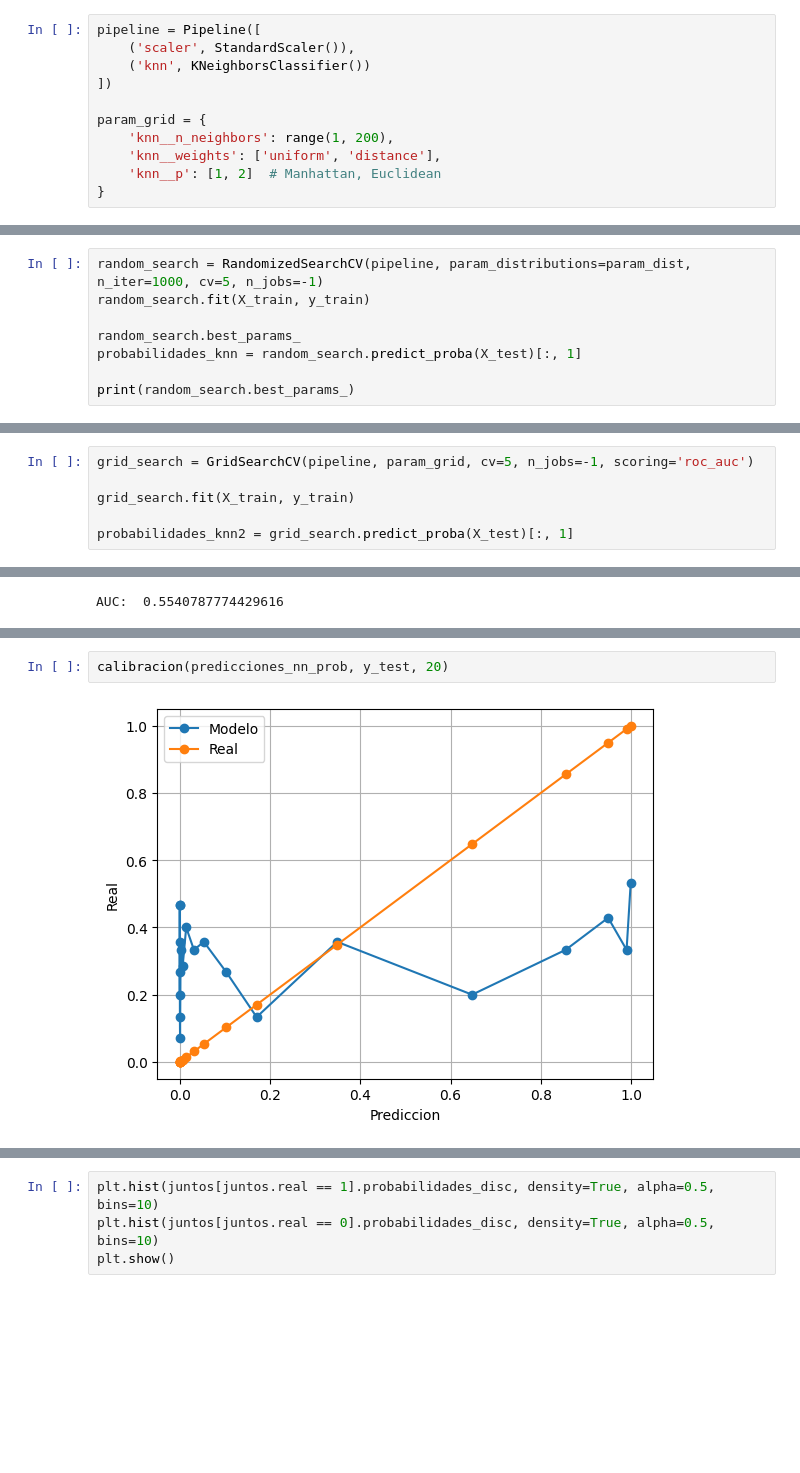
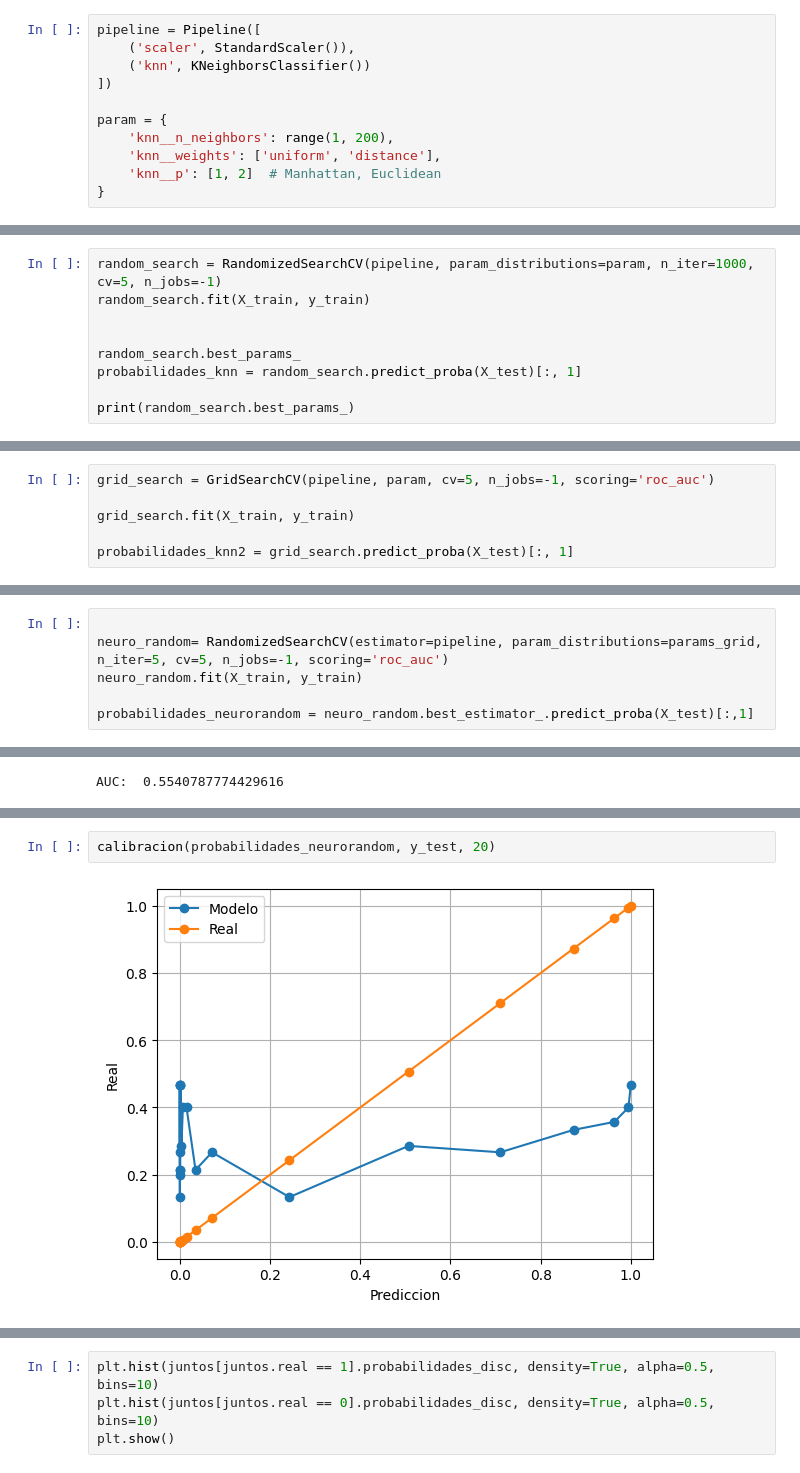
Before and after one commit to ppmelch/Lab-Aprendizaje-Estad-stico, a Jupyter notebook: Parcial 2/Examen2/Examen2.ipynb, the cells around one changed output, grey strips where cells are left out. Drawn from its saved outputs; the diff is of its cells as text; blank space fills up the shorter version.

```diff
--- a/Parcial 2/Examen2/Examen2.ipynb
+++ b/Parcial 2/Examen2/Examen2.ipynb
@@ -180,7 +176,7 @@ pipeline = Pipeline([
     ('knn', KNeighborsClassifier())
 ])
 
-param_grid = {
+param = {
     'knn__n_neighbors': range(1, 200),
     'knn__weights': ['uniform', 'distance'],
     'knn__p': [1, 2]  # Manhattan, Euclidean
@@ -188,8 +184,9 @@ param_grid = {
 # %% [markdown]
 ##### - Random Search
 # %%
-random_search = RandomizedSearchCV(pipeline, param_distributions=param_dist, n_iter=1000, cv=5, n_jobs=-1)
+random_search = RandomizedSearchCV(pipeline, param_distributions=param, n_iter=1000, cv=5, n_jobs=-1)
 random_search.fit(X_train, y_train)
+
 
 random_search.best_params_
 probabilidades_knn = random_search.predict_proba(X_test)[:, 1]
@@ -200,7 +197,7 @@ print(random_search.best_params_)
 # %% [markdown]
 ##### - Gridsearch
 # %%
-grid_search = GridSearchCV(pipeline, param_grid, cv=5, n_jobs=-1, scoring='roc_auc')
+grid_search = GridSearchCV(pipeline, param, cv=5, n_jobs=-1, scoring='roc_auc')
 
 grid_search.fit(X_train, y_train)
 
@@ -241,0 +253,6 @@ probabilidades_logisticagrid = log_reg_grid.best_estimator_.predict_proba(X_test
+# %%
+
+neuro_random= RandomizedSearchCV(estimator=pipeline, param_distributions=params_grid, n_iter=5, cv=5, n_jobs=-1, scoring='roc_auc')
+neuro_random.fit(X_train, y_train)
+
+probabilidades_neurorandom = neuro_random.best_estimator_.predict_proba(X_test)[:,1]
@@ -416,5 +444,5 @@ plt.legend()
 # %%
-calibracion(predicciones_nn_prob, y_test, 20)
+calibracion(probabilidades_neurorandom, y_test, 20)
 # %% [output]
-[figure, old version]
+[figure, new version]
 # %%
```
Also changed, not shown: parts of 39 cells of this notebook.
